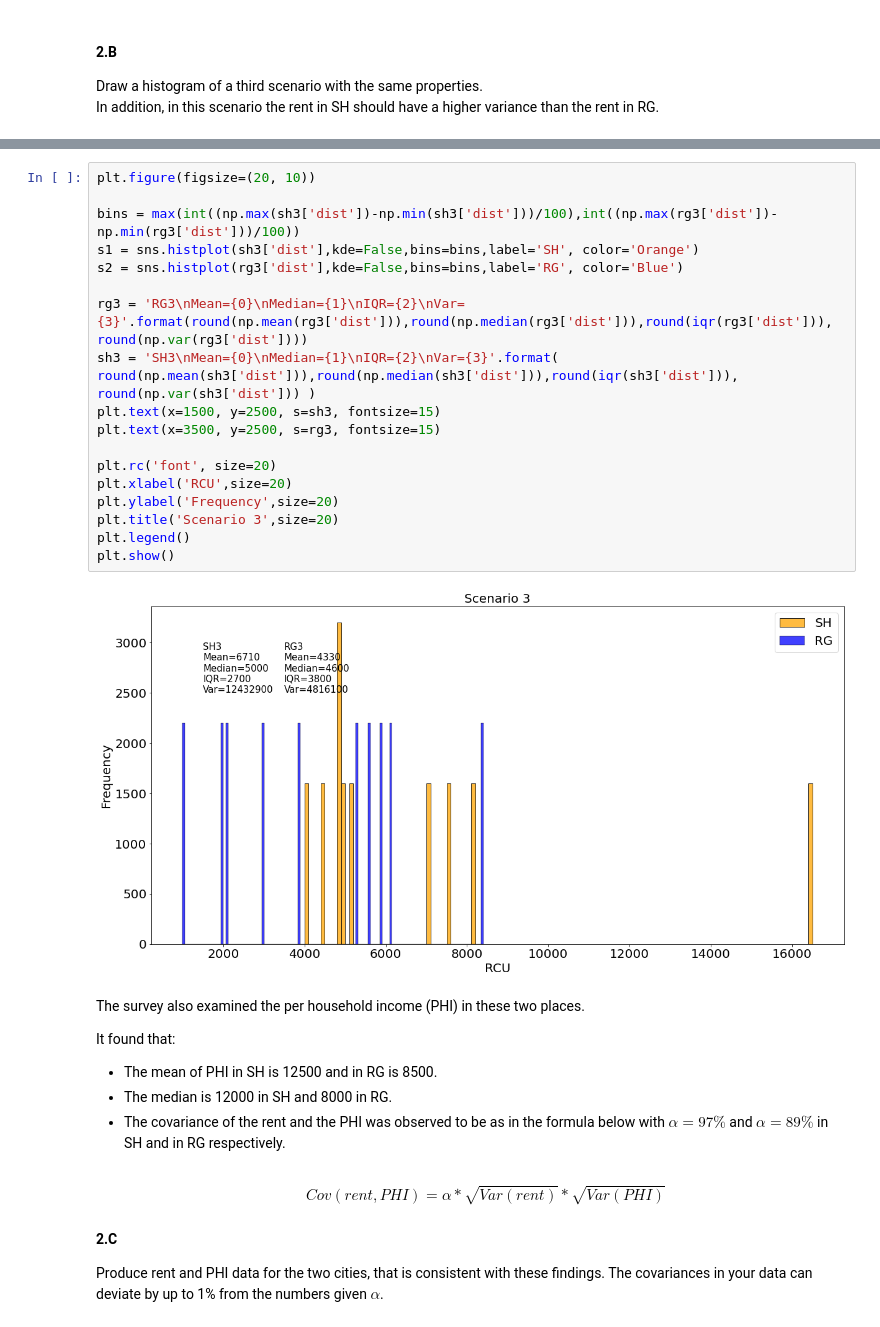
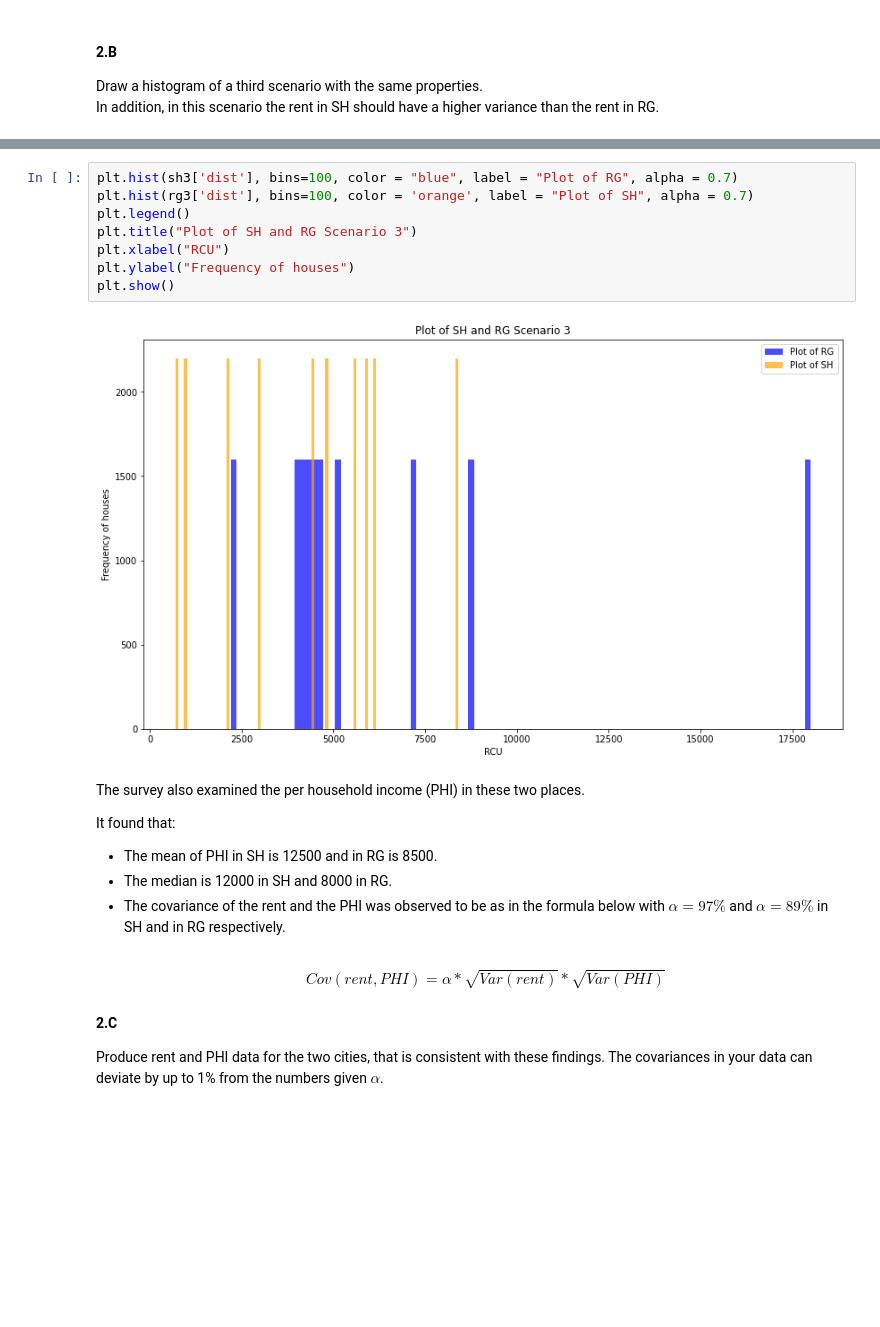
Before and after one commit to danspts/stats_and_data_analysis, a Jupyter notebook: 318299559_227367455.ipynb, the cells around one changed output, grey strips where cells are left out. Saved outputs shown, nothing was run; the diff lists cells and outputs as text; blank space fills up the shorter version.

```diff
--- a/318299559_227367455.ipynb
+++ b/318299559_227367455.ipynb
@@ -245,23 +196,13 @@ RG mean:4330.0, RG median:4600.0, RG IQR:3800.0
-# %%
-plt.figure(figsize=(20, 10))
-
-bins = max(int((np.max(sh3['dist'])-np.min(sh3['dist']))/100),int((np.max(rg3['dist'])-np.min(rg3['dist']))/100))
-s1 = sns.histplot(sh3['dist'],kde=False,bins=bins,label='SH', color='Orange')
-s2 = sns.histplot(rg3['dist'],kde=False,bins=bins,label='RG', color='Blue')
-
-rg3 = 'RG3\nMean={0}\nMedian={1}\nIQR={2}\nVar={3}'.format(round(np.mean(rg3['dist'])),round(np.median(rg3['dist'])),round(iqr(rg3['dist'])), round(np.var(rg3['dist'])))
-sh3 = 'SH3\nMean={0}\nMedian={1}\nIQR={2}\nVar={3}'.format(  round(np.mean(sh3['dist'])),round(np.median(sh3['dist'])),round(iqr(sh3['dist'])), round(np.var(sh3['dist'])) )
-plt.text(x=1500, y=2500, s=sh3, fontsize=15)
-plt.text(x=3500, y=2500, s=rg3, fontsize=15)
-
-plt.rc('font', size=20)
-plt.xlabel('RCU',size=20)
-plt.ylabel('Frequency',size=20)
-plt.title('Scenario 3',size=20)
-plt.legend()
-plt.show()
-# %% [output]
-[figure, removed]
+# %%
+plt.hist(sh3['dist'], bins=100, color = "blue", label = "Plot of RG", alpha = 0.7)
+plt.hist(rg3['dist'], bins=100, color = 'orange', label = "Plot of SH", alpha = 0.7)
+plt.legend()
+plt.title("Plot of SH and RG Scenario 3")
+plt.xlabel("RCU")
+plt.ylabel("Frequency of houses")
+plt.show()
+# %% [output]
+[figure, added]
 # %% [markdown]
 The survey also examined the per household income (PHI) in these two places.<br>
 
```
Also changed, not shown: parts of 19 cells of this notebook, 1 other file.
